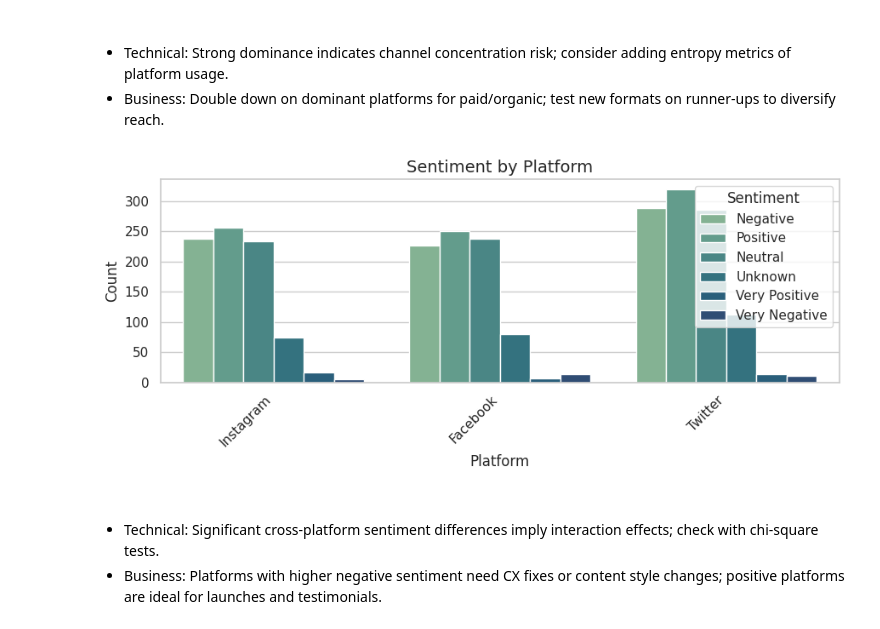
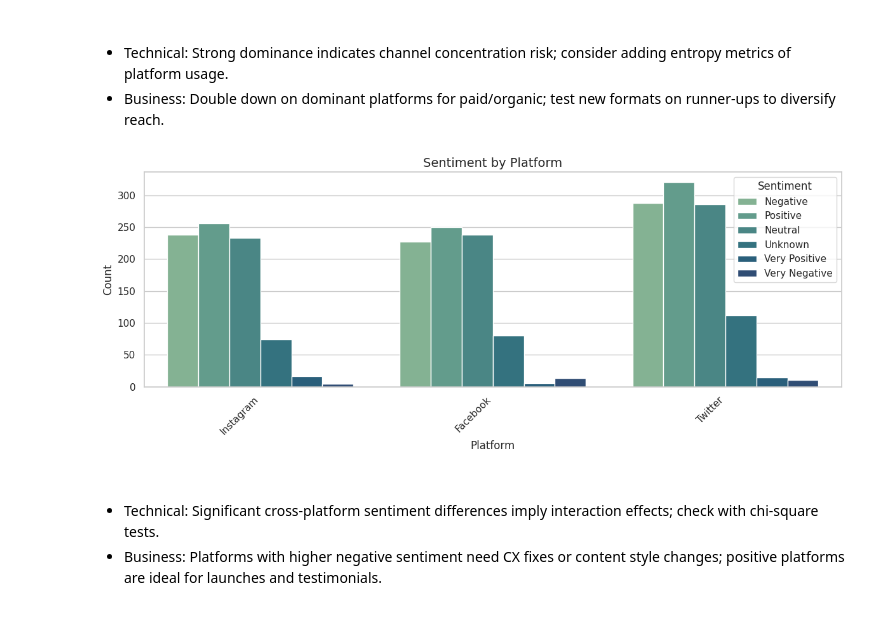
Before and after one commit to cpenaflor/MO-IT162-Math-for-Machine-Learning-TEAM2, a Jupyter notebook: src/notebook/data_visualization /MO_IT162_Homework_Data_Visualization_of_Machine_Learning_Solution_Project_Dataset_BSIT_A3103_Obinguar,_A_Penaflor,_C.ipynb, the cells around one changed output. Drawn from its saved outputs; the diff is of its cells as text; code cells hidden in the pictures.

Commit message:
updated the visuals on the data viz notebook

```diff
--- a/src/notebook/data_visualization /MO_IT162_Homework_Data_Visualization_of_Machine_Learning_Solution_Project_Dataset_BSIT_A3103_Obinguar,_A_Penaflor,_C.ipynb
+++ b/src/notebook/data_visualization /MO_IT162_Homework_Data_Visualization_of_Machine_Learning_Solution_Project_Dataset_BSIT_A3103_Obinguar,_A_Penaflor,_C.ipynb
@@ -254,14 +254,14 @@ All 'Unknown' values in Platform were imputed with mode: Twitter
 - Business: Double down on dominant platforms for paid/organic; test new formats on runner-ups to diversify reach.
 # %%
 if "Platform" in df.columns and "Sentiment" in df.columns:
-    plt.figure(figsize=(9, 4))
+    plt.figure(figsize=(12, 5))
     ax = sns.countplot(data=df, x="Platform", hue="Sentiment")
     ax.set_title("Sentiment by Platform", fontsize=14)
     ax.set_xlabel("Platform"); ax.set_ylabel("Count")
     plt.xticks(rotation=45, ha="right")
     plt.tight_layout(); plt.show()
 # %% [output]
-[figure, old version]
+[figure, new version]
 # %% [markdown]
 ####
 
```
Also changed, not shown: parts of 2 cells of this notebook.
